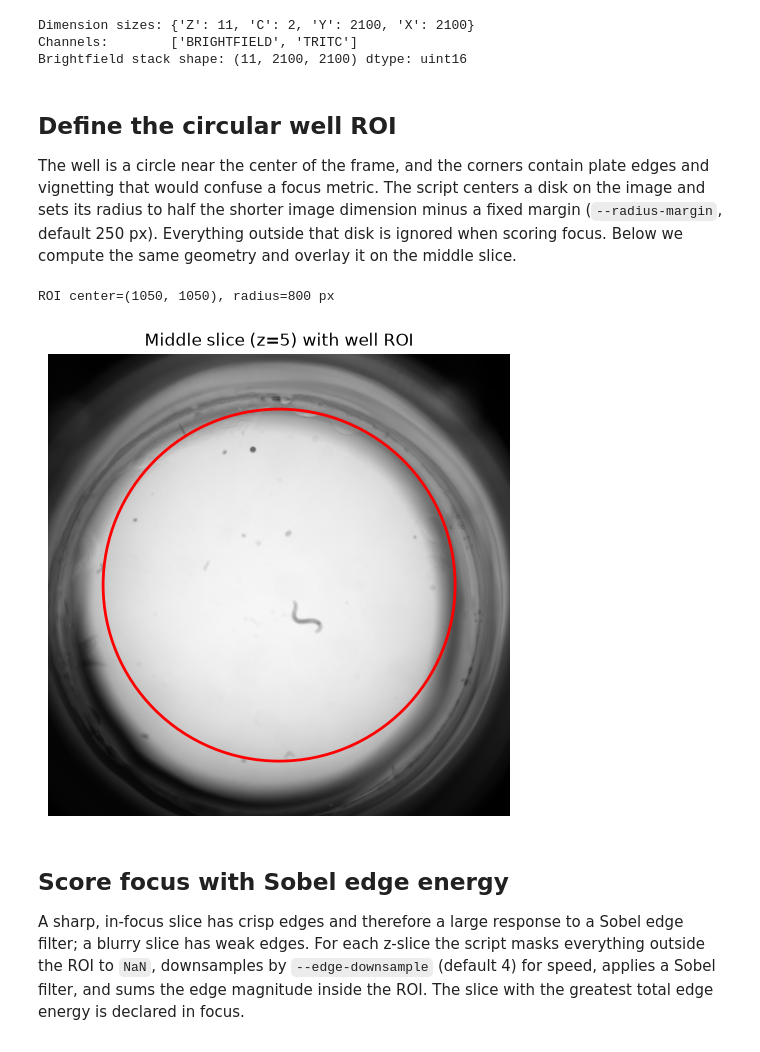
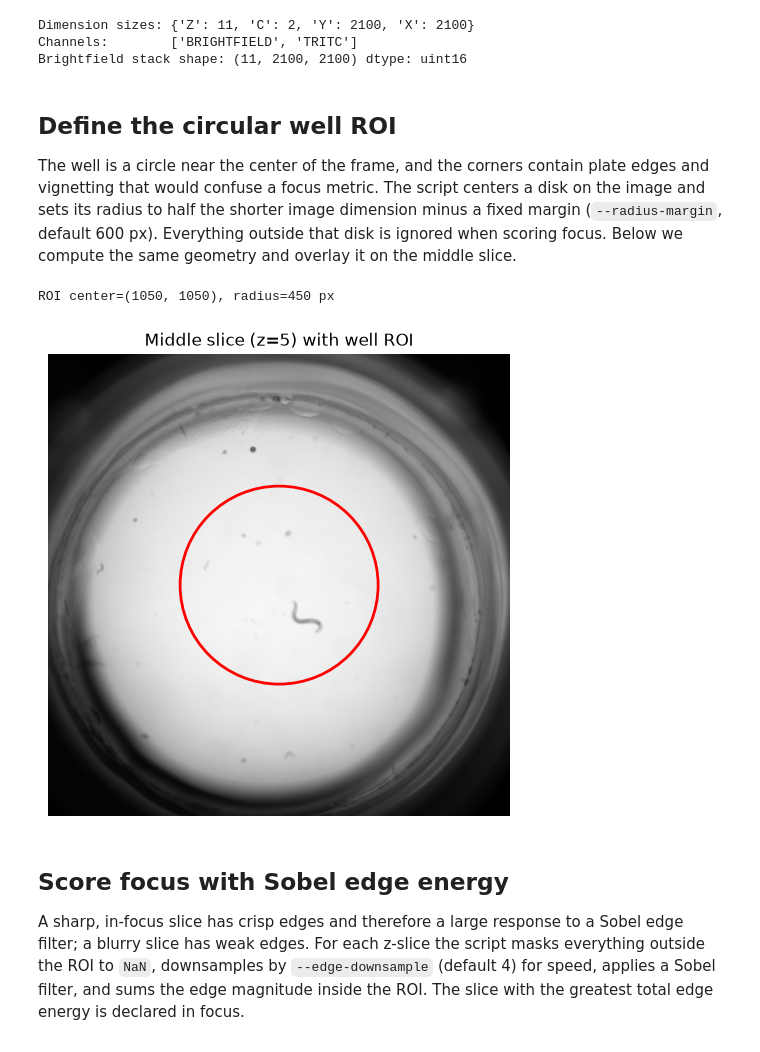
Before and after one commit to Arcadia-Science/menisquish-flat-agar, a Jupyter notebook: image-processing/extract-focused-demo.ipynb, the cells around one changed output. Saved outputs shown, nothing was run; the diff lists cells and outputs as text; code cells hidden in the pictures.

Commit message:
Increase radius margin to 600 (#6)

```diff
--- a/image-processing/extract-focused-demo.ipynb
+++ b/image-processing/extract-focused-demo.ipynb
@@ -63,25 +66,25 @@ Brightfield stack shape: (11, 2100, 2100) dtype: uint16
 # %% [markdown]
 ## Define the circular well ROI
 
-The well is a circle near the center of the frame, and the corners contain plate edges and vignetting that would confuse a focus metric. The script centers a disk on the image and sets its radius to half the shorter image dimension minus a fixed margin (`--radius-margin`, default 250 px). Everything outside that disk is ignored when scoring focus. Below we compute the same geometry and overlay it on the middle slice.
+The well is a circle near the center of the frame, and the corners contain plate edges and vignetting that would confuse a focus metric. The script centers a disk on the image and sets its radius to half the shorter image dimension minus a fixed margin (`--radius-margin`, default 600 px). Everything outside that disk is ignored when scoring focus. Below we compute the same geometry and overlay it on the middle slice.
 # %%
-radius_margin = 250  # matches the CLI default (--radius-margin)
+radius_margin = 600
 
 cy = intensities.shape[1] // 2
 cx = intensities.shape[2] // 2
 radius = min(intensities.shape[1:3]) // 2 - radius_margin
 print(f"ROI center=({cy}, {cx}), radius={radius} px")
 
 mid = n_slices // 2
 fig, ax = plt.subplots(figsize=(6, 6))
 ax.imshow(intensities[mid], cmap="gray")
 ax.add_patch(plt.Circle((cx, cy), radius, fill=False, color="red", lw=2))
 ax.set_title(f"Middle slice (z={mid}) with well ROI")
 ax.axis("off")
 plt.show()
 # %% [output]
-ROI center=(1050, 1050), radius=800 px
+ROI center=(1050, 1050), radius=450 px
-[figure, old version]
+[figure, new version]
 # %% [markdown]
 ## Score focus with Sobel edge energy
 
```
Also changed, not shown: parts of 3 cells of this notebook.
